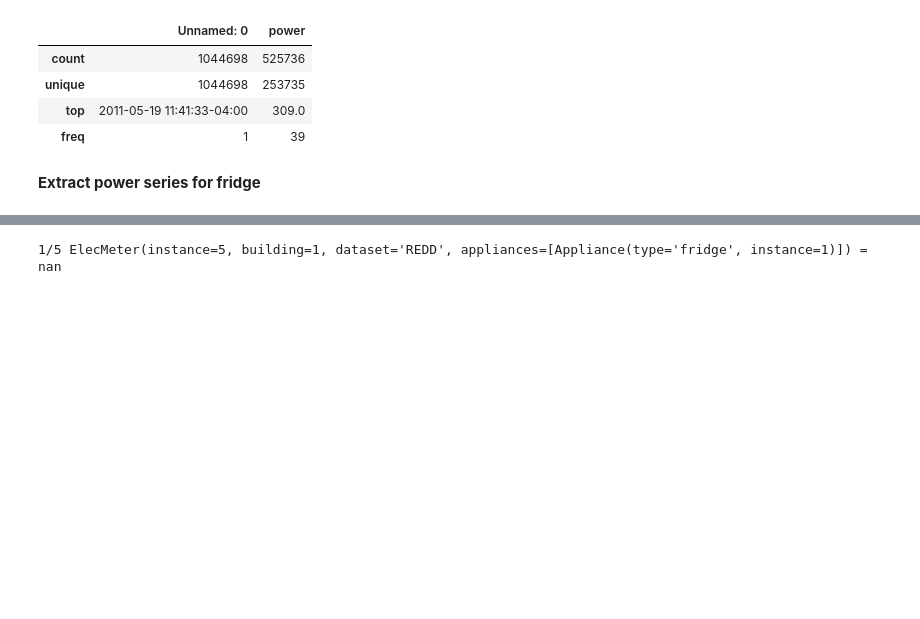
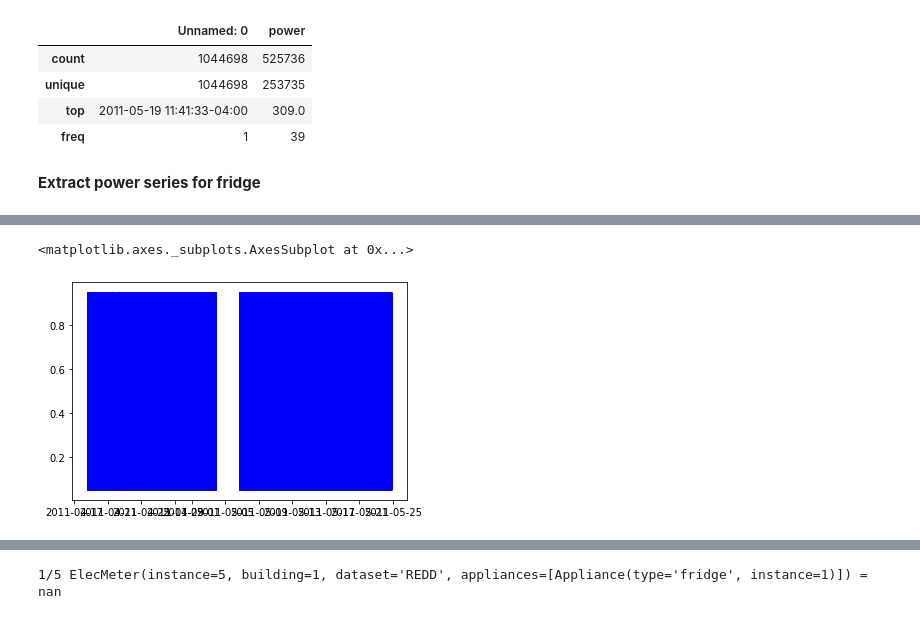
Before and after one commit to Gracepicharporn/Data-Science-project, a Jupyter notebook: nilmtk_data.ipynb, the cells around one changed output, grey strips where cells are left out. Saved outputs shown, nothing was run; the diff lists cells and outputs as text; code cells hidden in the pictures; blank space fills up the shorter version.

```diff
--- a/nilmtk_data.ipynb
+++ b/nilmtk_data.ipynb
@@ -328,0 +340,7 @@ df_reedd.describe()
+# %%
+fridges_goodtimeframe = reed_fridges.good_sections(full_results=True)
+# %%
+fridges_goodtimeframe.plot()
+# %% [output]
+<matplotlib.axes._subplots.AxesSubplot at 0x...>
+[figure, added]
```
Also changed, not shown: parts of 11 cells of this notebook.
